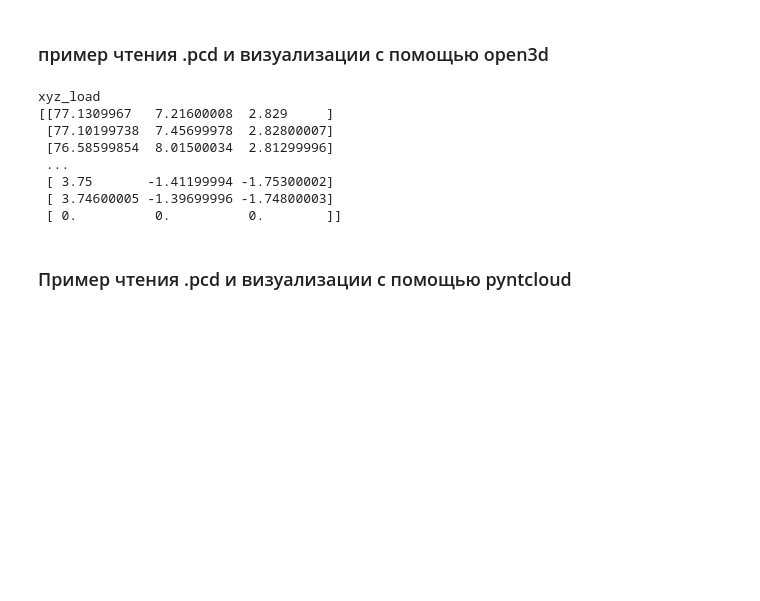
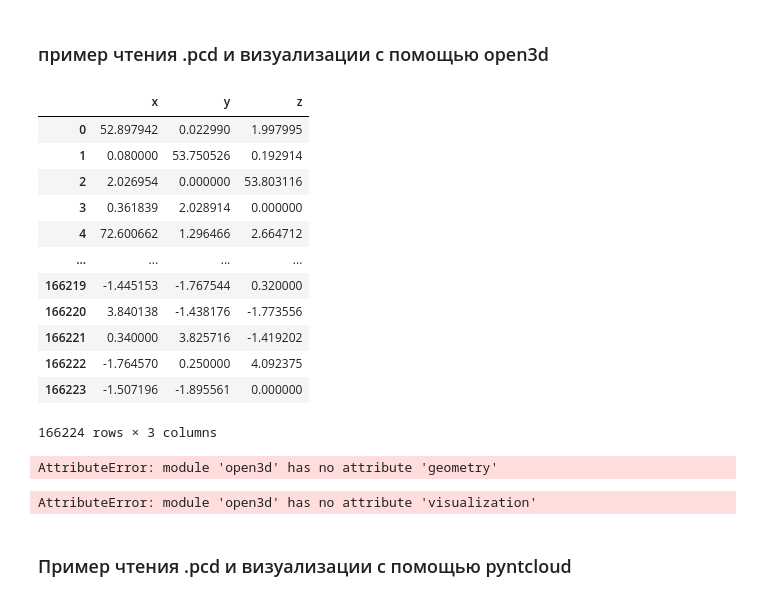
Before and after one commit to VirtualRoyalty/PointCloudSegmentation, a Jupyter notebook: lidar_segementation_detection.ipynb, the cells around one changed output. Drawn from its saved outputs; the diff is of its cells as text; code cells hidden in the pictures; blank space fills up the shorter version.

```diff
--- a/lidar_segementation_detection.ipynb
+++ b/lidar_segementation_detection.ipynb
@@ -15,18 +32,32 @@ xyz_load = np.asarray(pcd_load.points)
+# %%
+bin_load = read_bin("D:\\PointCloud\\is_dataset\\sequences\\00\\velodyne\\000000.bin")
+bin_load['points']
+# %% [output]
+|  | x | y | z |
+| 0 | 52.897942 | 0.022990 | 1.997995 |
+| 1 | 0.080000 | 53.750526 | 0.192914 |
+| 2 | 2.026954 | 0.000000 | 53.803116 |
+| 3 | 0.361839 | 2.028914 | 0.000000 |
+| 4 | 72.600662 | 1.296466 | 2.664712 |
+| ... | ... | ... | ... |
+| 166219 | -1.445153 | -1.767544 | 0.320000 |
+| 166220 | 3.840138 | -1.438176 | -1.773556 |
+| 166221 | 0.340000 | 3.825716 | -1.419202 |
+| 166222 | -1.764570 | 0.250000 | 4.092375 |
+| 166223 | -1.507196 | -1.895561 | 0.000000 |
+166224 rows × 3 columns
+# %%
+o3d.PointCloud = o3d.geometry.PointCloud
+# %% [output]
+AttributeError: module 'open3d' has no attribute 'geometry'
 # %%
 
-o3d.visualization.draw_geometries([pcd_load])
+o3d.visualization.draw_geometries([bin_load])
     # convert Open3D.o3d.geometry.PointCloud to numpy array
 print('xyz_load')
 print(xyz_load)
 # %% [output]
-xyz_load
-[[77.1309967   7.21600008  2.829     ]
- [77.10199738  7.45699978  2.82800007]
- [76.58599854  8.01500034  2.81299996]
- ...
- [ 3.75       -1.41199994 -1.75300002]
- [ 3.74600005 -1.39699996 -1.74800003]
- [ 0.          0.          0.        ]]
+AttributeError: module 'open3d' has no attribute 'visualization'
 # %% [markdown]
 ###  Пример чтения .pcd и визуализации   с помощью pyntcloud
 # %%
```
Also changed, not shown: parts of 4 cells of this notebook.
